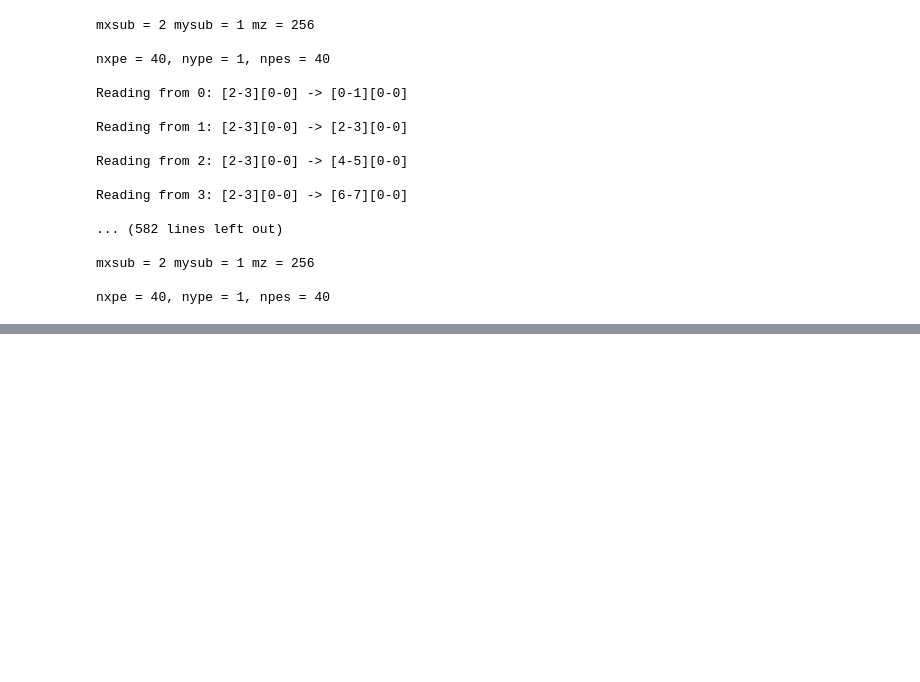
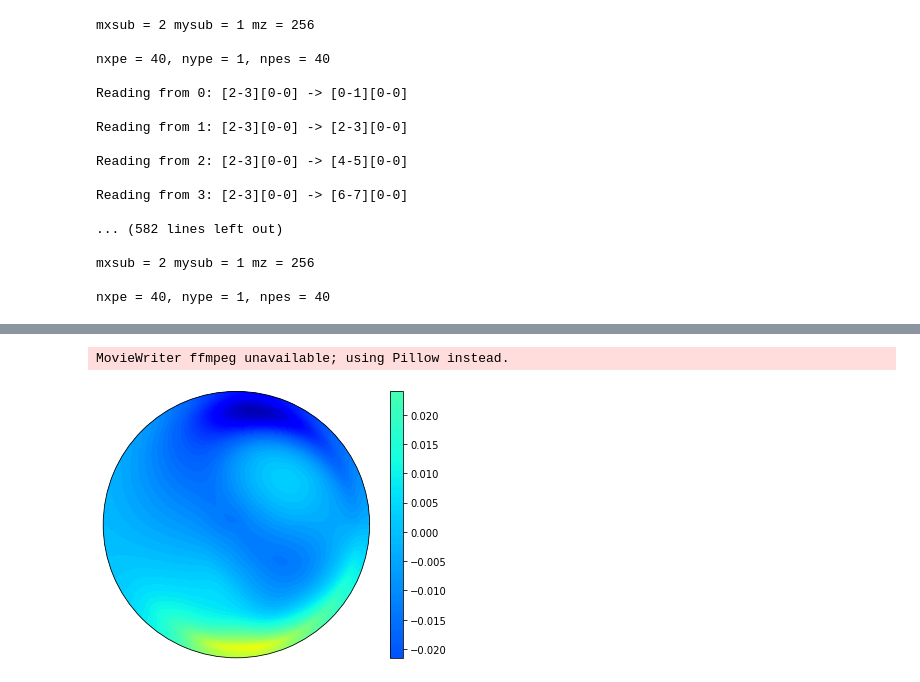
Before and after one commit to runehoejlund/north-simulation, a Jupyter notebook: data_analysis_animation.ipynb, the cells around one changed output, grey strips where cells are left out. Saved outputs shown, nothing was run; the diff lists cells and outputs as text; code cells hidden in the pictures; blank space fills up the shorter version.

```diff
--- a/data_analysis_animation.ipynb
+++ b/data_analysis_animation.ipynb
@@ -162,0 +149,5 @@ MovieWriter ffmpeg unavailable; using Pillow instead.
+# %%
+animate_data('vort', cmap='jet')
+# %% [output]
+MovieWriter ffmpeg unavailable; using Pillow instead.
+[figure, added]
```
Also changed, not shown: parts of 6 cells of this notebook.
